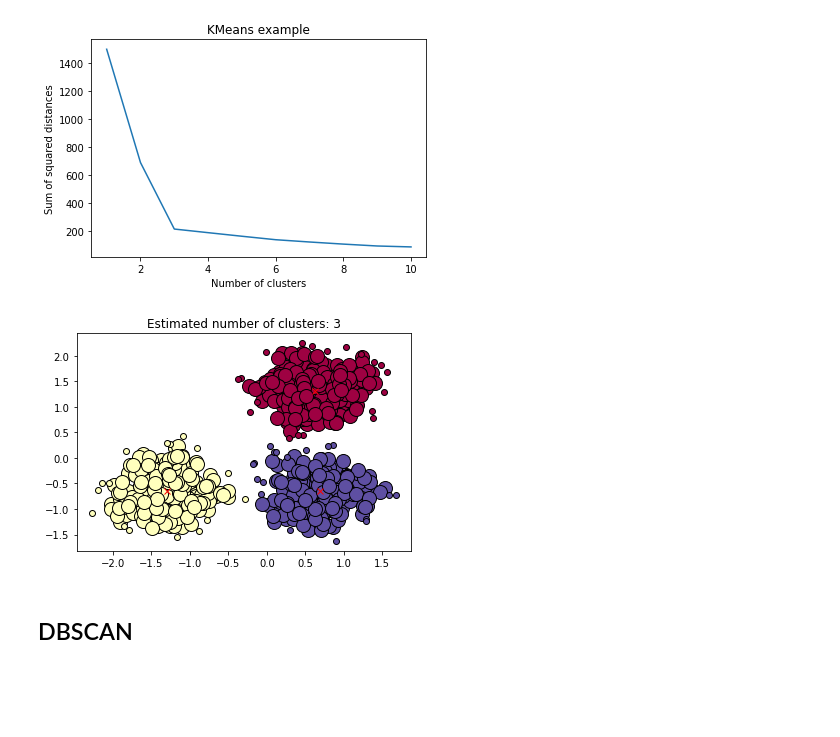
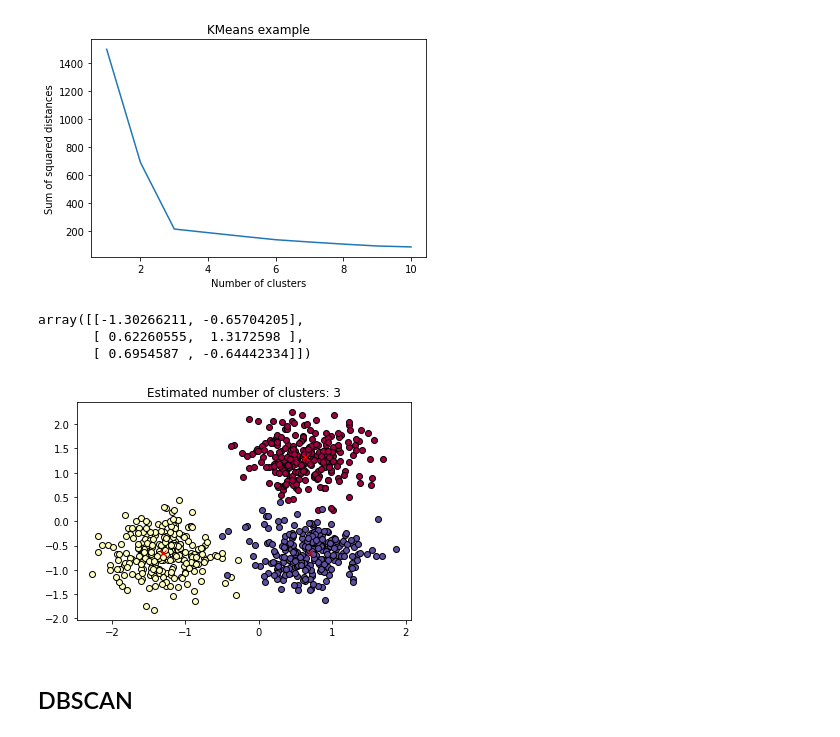
Before and after one commit to shmakovofficial/AppliedPythonAtom, a Jupyter notebook: lectures/lecture_10_ml/clusterization.ipynb, the cells around one changed output. Drawn from its saved outputs; the diff is of its cells as text; code cells hidden in the pictures; blank space fills up the shorter version.

```diff
--- a/lectures/lecture_10_ml/clusterization.ipynb
+++ b/lectures/lecture_10_ml/clusterization.ipynb
@@ -24,7 +24,7 @@ from sklearn.cluster import (
 ## KMeans
 # %%
 centers = [[1, 1], [-1, -1], [1, -1]]
-X, labels_true = make_blobs(n_samples=750, centers=centers, cluster_std=0.4,
+X, labels = make_blobs(n_samples=750, centers=centers, cluster_std=0.4,
                             random_state=0)
 
 X = StandardScaler().fit_transform(X)
@@ -46,36 +46,45 @@ plt.show()
 # %%
 kmeans = KMeans(n_clusters=3, init="k-means++", max_iter=300, n_init=10, random_state=0)
 y_kmeans = kmeans.fit_predict(X)
+# %%
+kmeans.cluster_centers_
+# %% [output]
+array([[-1.30266211, -0.65704205],
+       [ 0.62260555,  1.3172598 ],
+       [ 0.6954587 , -0.64442334]])
 # %%
+core_samples_mask = np.zeros_like(kmeans.labels_, dtype=bool)
+# core_samples_mask[kmeans.core_sample_indices_] = True
+
 unique_labels = set(y_kmeans)
 colors = [plt.cm.Spectral(each)
           for each in np.linspace(0, 1, len(unique_labels))]
 for k, col in zip(unique_labels, colors):
     if k == -1:
         col = [0, 0, 0, 1]
 
     class_member_mask = (labels == k)
 
     xy = X[class_member_mask & core_samples_mask]
     plt.plot(xy[:, 0], xy[:, 1], "o", markerfacecolor=tuple(col),
              markeredgecolor="k", markersize=14)
 
     xy = X[class_member_mask & ~core_samples_mask]
     plt.plot(xy[:, 0], xy[:, 1], "o", markerfacecolor=tuple(col),
              markeredgecolor="k", markersize=6)
 
 plt.plot(
     kmeans.cluster_centers_[:, 0],
     kmeans.cluster_centers_[:,1],
     "o", marker="x",
     c="red", label="Centroids"
 )
 
 
-plt.title("Estimated number of clusters: {}".format(n_clusters_))
+plt.title("Estimated number of clusters: {}".format(3))
 plt.show()
 # %% [output]
-[figure, old version]
+[figure, new version]
 # %% [markdown]
 ## DBSCAN
 # %%
```
